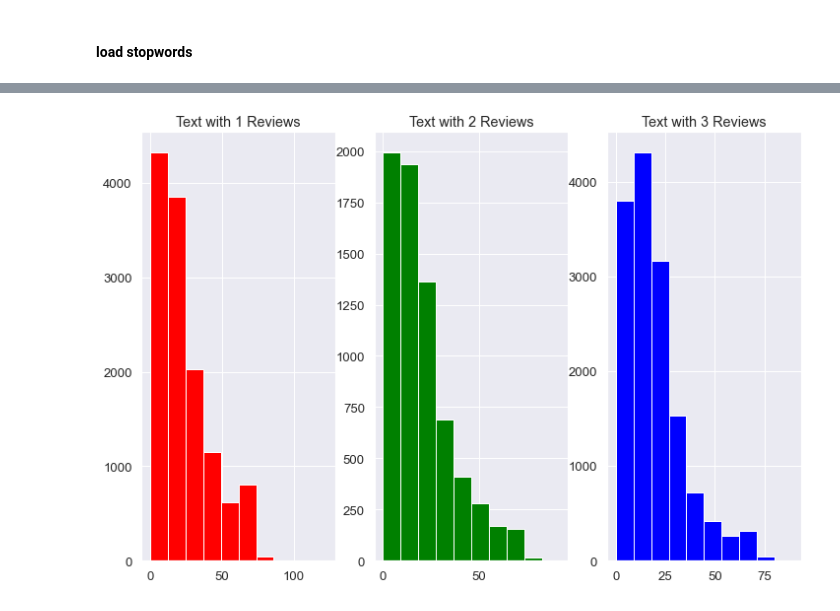
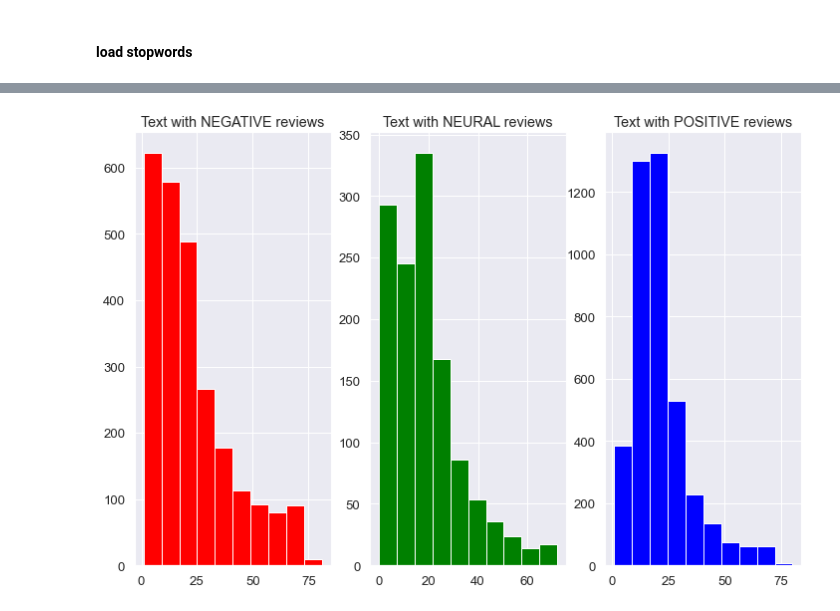
Before and after one commit to daominhkhanh20/WebMiningProject, a Jupyter notebook: EDA/eda.ipynb, the cells around one changed output, grey strips where cells are left out. Cells and saved outputs as stored; diff of their text form; code cells hidden in the pictures.

```diff
--- a/EDA/eda.ipynb
+++ b/EDA/eda.ipynb
@@ -17,0 +15,10 @@ data = data[data['rating_star'].isin([1, 2, 3])]
+# %%
+file_target = '../assets/data/'
+for i,path in enumerate(os.listdir(file_target)):
+    tmp = pd.read_csv(f'{file_target}{path}')
+    if i == 0 :
+        data = tmp
+    else:
+        data = pd.concat([data,tmp],axis=0)
+# %%
+data.reset_index(inplace=True,drop=True)
@@ -29,13 +45,13 @@ sns.countplot(data.rating_star)
 #### load stopwords
 # %%
 stopwords = []
-with open('stopword.txt','r',encoding="utf8") as f:
+with open('../assets/stopword/stopword.txt','r',encoding="utf8") as f:
     for word in f:
         stopwords.append(word.replace('\n',''))
 # %%
-for label in data.rating_star.unique():
+for label in data.pred_label.unique():
     plt.figure(figsize = (20,20)) # Positive Review Text
-    wc = WordCloud(max_words = 2000 , width = 1600 , height = 800,stopwords=stopwords).generate(" ".join(data[data.rating_star == label].comment))
+    wc = WordCloud(max_words = 2000 , width = 1600 , height = 800,stopwords=stopwords).generate(" ".join(data[data.pred_label == label].comment))
     plt.imshow(wc , interpolation = 'bilinear')
     plt.savefig(f'img/{label}.png')
 # %% [output]
@@ -49,14 +77,14 @@ array([1, 2, 3], dtype=int64)
 # %%
-nb_class = len(data.rating_star.unique())
+nb_class = len(data.pred_label.unique())
 list_color = ['red','green','blue']
 fig,ax=plt.subplots(1,nb_class,figsize=(12,8))
-for label in data.rating_star.unique():
-    text_len=data[data['rating_star']==label]['comment'].str.split().map(lambda x: len(x))
-    ax[label-1].hist(text_len,color=list_color[label-1])
-    ax[label-1].set_title(f'Text with {label} Reviews')
+for i,label in enumerate(data.pred_label.unique()):
+    text_len=data[data['pred_label']==label]['comment'].str.split().map(lambda x: len(x))
+    ax[i-1].hist(text_len,color=list_color[i-1])
+    ax[i-1].set_title(f'Text with {label.upper()} reviews')
 plt.show()
 # %% [output]
-[figure, old version]
+[figure, new version]
 # %%
 def get_corpus(text):
     words = []
```
Also changed, not shown: parts of 13 cells of this notebook, 25 other files.
